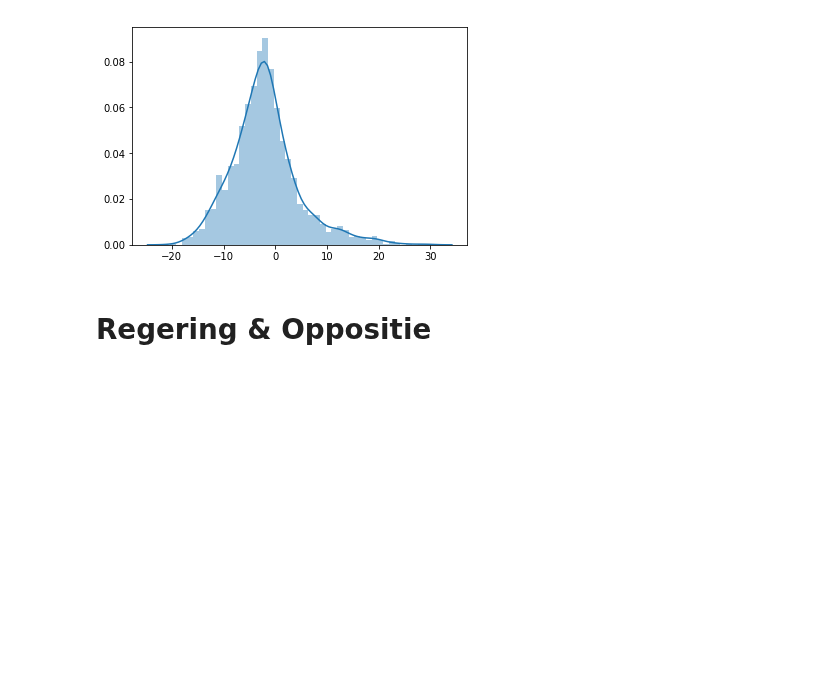
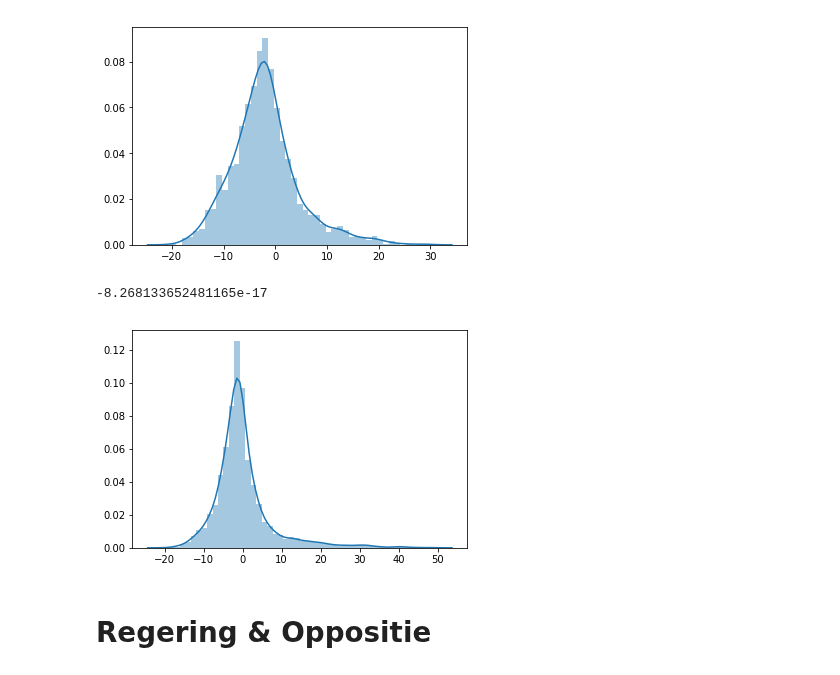
Before and after one commit to jaspervanderheide/Scriptie-Sprekers-TK, a Jupyter notebook: CompleteNotebook.ipynb, the cells around one changed output. Cells and saved outputs as stored; diff of their text form; code cells hidden in the pictures; blank space fills up the shorter version.

```diff
--- a/CompleteNotebook.ipynb
+++ b/CompleteNotebook.ipynb
@@ -497,7 +499,12 @@ np.mean(list(chain.from_iterable(m)))
 [figure]
 # %%
 ax = sns.distplot(list(chain.from_iterable(m))+list(chain.from_iterable(o))+list(chain.from_iterable(r)),norm_hist=False)
+fig = ax.get_figure()
+fig.savefig('Verslag/Tables/Totaal.png')
 np.mean(list(chain.from_iterable(m))+list(chain.from_iterable(o))+list(chain.from_iterable(r)))
+# %% [output]
+-8.268133652481165e-17
+[figure, added]
 # %% [markdown]
 # Regering & Oppositie
 # %%
```
Also changed, not shown: parts of 2 cells of this notebook, 1 other file.
